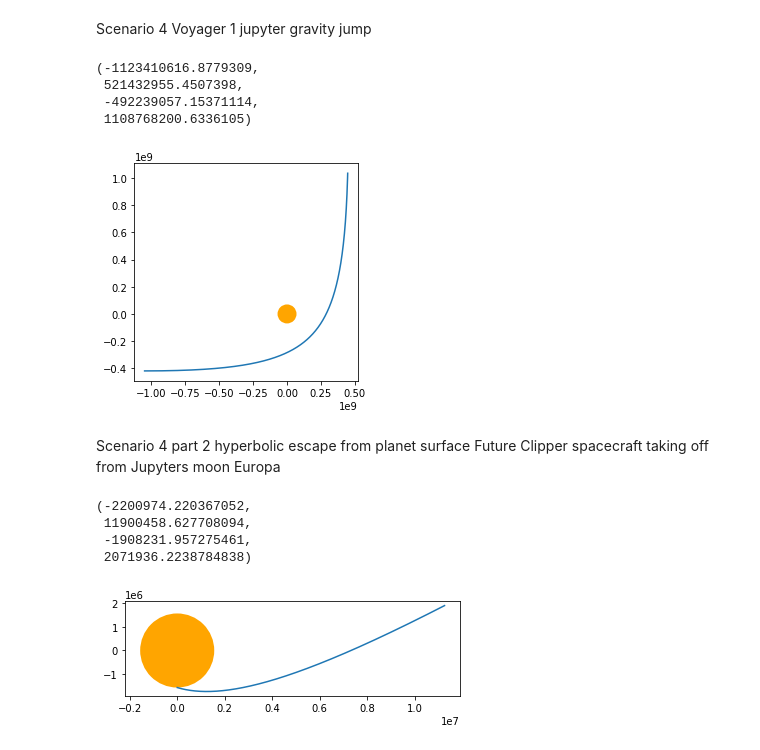
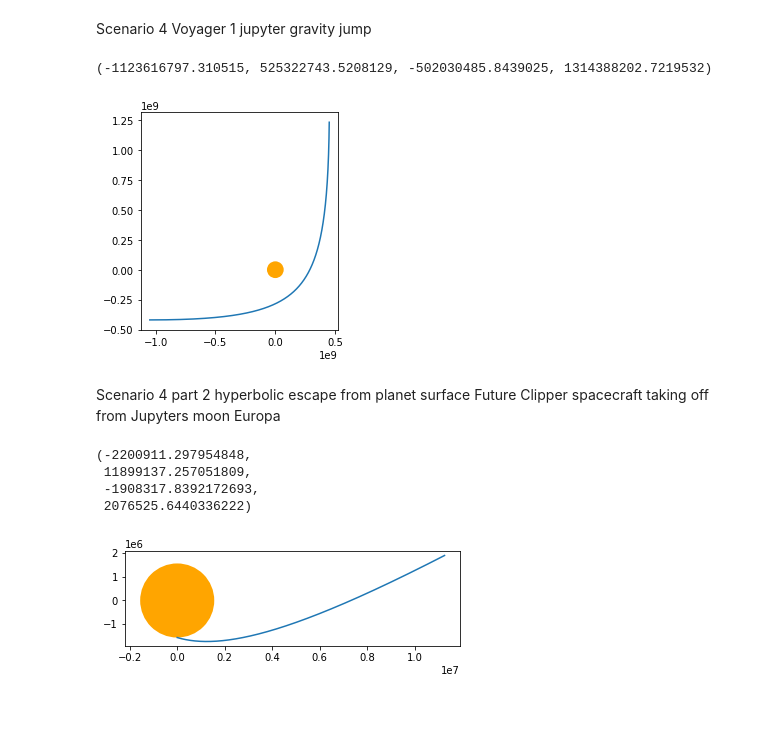
Before and after one commit to lpender3672/IA_Mars_Lander, a Jupyter notebook: lander/Assignments1-2.ipynb, the cells around one changed output. Cells and saved outputs as stored; diff of their text form; code cells hidden in the pictures; blank space fills up the shorter version.

```diff
--- a/lander/Assignments1-2.ipynb
+++ b/lander/Assignments1-2.ipynb
@@ -51,12 +51,14 @@ def verlet_integrate(particle, force, t_max, dt = 0.001):
         pos.append(particle.x)
         vel.append(particle.v)
 
+        a = force(particle) / particle.mass
+
         if i == 0:
-            x_prev = - (particle.v * dt - particle.x) # this is awful
+            x_prev = particle.x - particle.v * dt + 0.5 * a * dt ** 2   # this is awful
         else:
             x_prev = pos[i-1]
 
-        a = force(particle) / particle.mass
+
         x_current = particle.x
         particle.x = 2 * particle.x - x_prev + dt * dt * a
         particle.v = (particle.x - x_current) / dt
@@ -70,8 +72,9 @@ def actual_verlet_integrate(particle, force, t_max, dt = 0.001):
     for t in t_array:
         pos.append(particle.x)
         vel.append(particle.v)
-        particle.x = particle.x + particle.v * dt + 0.5 * force(particle) / particle.mass * dt ** 2
-        particle.v = particle.v + force(particle) / particle.mass * dt
+        a = force(particle) / particle.mass
+        particle.x = particle.x + particle.v * dt + 0.5 * a * dt ** 2
+        particle.v = particle.v + a * dt
     return np.array(pos), np.array(vel)
 # %%
 def runge_kutta(particle, force, t_max, dt = 0.00001):
@@ -155,7 +158,6 @@ def test_iteration(method, dt):
   rms_error = np.sqrt(np.mean((pos[:, 0] - system.solution(t_array)) ** 2, axis = 0))
   errors.append( rms_error )
 
-
 def test_method(plot_axis, method):
   solve_times = []
   errors = []
@@ -164,16 +166,15 @@ def test_method(plot_axis, method):
     t = %timeit -q -n1 -r1 -o test_iteration(method,dt)
     solve_times.append(t.best)
 
-  plot_axis.plot(time_steps, errors, 'g', label = 'rms error')
+  plot_axis.plot(time_steps, errors, 'g')
   plot_axis.set_ylabel('rms error', color='g')
   time_axis = plot_axis.twinx()
-  time_axis.plot(time_steps, solve_times, 'b', label='compute time s')
+  time_axis.plot(time_steps, solve_times, 'b')
   time_axis.set_ylabel('compute time s', color='b')
   plot_axis.set_title(method.__name__)
   plot_axis.set_xlim(plot_axis.get_xlim()[::-1])
 
   print(f"final rms error for {method.__name__} is {errors[-1]}")
-
 
 methods = [verlet_integrate, euler_integration, actual_verlet_integrate, runge_kutta]
 fig, axs = plt.subplots(len(methods), 1, figsize = (10, 4*len(methods)))
@@ -199,7 +202,7 @@ Dont know what the definiton of unstable is but is around when dt = 1.95 to 2.0
 
 
 T = 100
-time_steps = np.linspace(1,2,200)
+time_steps = np.linspace(1.8,2.2,400)
 
 energy_errors = []
 
@@ -213,12 +216,12 @@ for dt in time_steps:
     energy_change = np.abs(final_energy - initial_energy)
     if energy_change > 10:
         print(f"energy change is {energy_change} at dt = {dt}")
-        if energy_change > 100:
+        if energy_change > 1000:
             break
 
     energy_errors.append(energy_change)
 
-print(f"energy change is {final_energy - initial_energy}")
+print(f"unstable energy change is {final_energy - initial_energy} at dt = {dt}")
 
 fig, ax = plt.subplots(1, 1, figsize = (10, 4))
 
@@ -355,27 +371,24 @@ Scenario 4 Voyager 1 jupyter gravity jump
 # %%
 
 jupyter_mass = 1.898e27
 jupyter_radius = 6.9911e7
 voyager1_mass = 825.5
 voyager1_position = np.array([- 15 * jupyter_radius, - 6 * jupyter_radius, 0])
 voyager1_velocity = np.array([2e4, 0, 0])
 
 voyager1_gravity_jump = orbital_system(jupyter_mass, voyager1_mass, voyager1_position, voyager1_velocity)
 
-pos,vel = voyager1_gravity_jump.solve(verlet_integrate, 100000, 1)
+pos,vel = voyager1_gravity_jump.solve(verlet_integrate, 110000, 1)
 
 ax = plt.gca()
 y0,_ = ax.get_ylim()
 x0,x1 = ax.get_xlim()
 ax.plot(pos[:, 0], pos[:, 1])
 ax.add_patch(Circle((0, 0), jupyter_radius, facecolor="orange"))
 ax.axis('scaled')
 # %% [output]
-(-1123410616.8779309,
- 521432955.4507398,
- -492239057.15371114,
- 1108768200.6336105)
+(-1123616797.310515, 525322743.5208129, -502030485.8439025, 1314388202.7219532)
-[figure, old version]
+[figure, new version]
 # %% [markdown]
 Scenario 4 part 2 hyperbolic escape from planet surface
 Future Clipper spacecraft taking off from Jupyters moon Europa
@@ -398,8 +411,8 @@ ax.plot(pos[:, 0], pos[:, 1])
 ax.add_patch(Circle((0, 0), europa_radius, facecolor="orange"))
 ax.axis('scaled')
 # %% [output]
-(-2200974.220367052,
- 11900458.627708094,
- -1908231.957275461,
- 2071936.2238784838)
+(-2200911.297954848,
+ 11899137.257051809,
+ -1908317.8392172693,
+ 2076525.6440336222)
-[figure, old version]
+[figure, new version]
```
Also changed, not shown: parts of 7 cells of this notebook, 8 other files.
